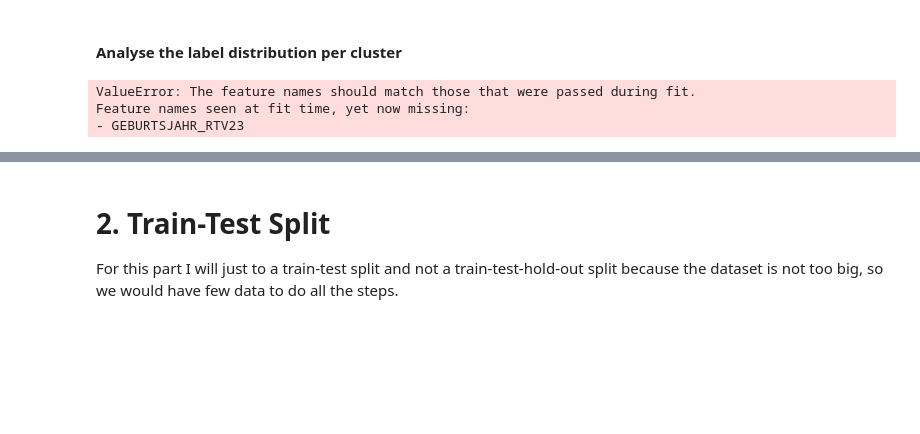
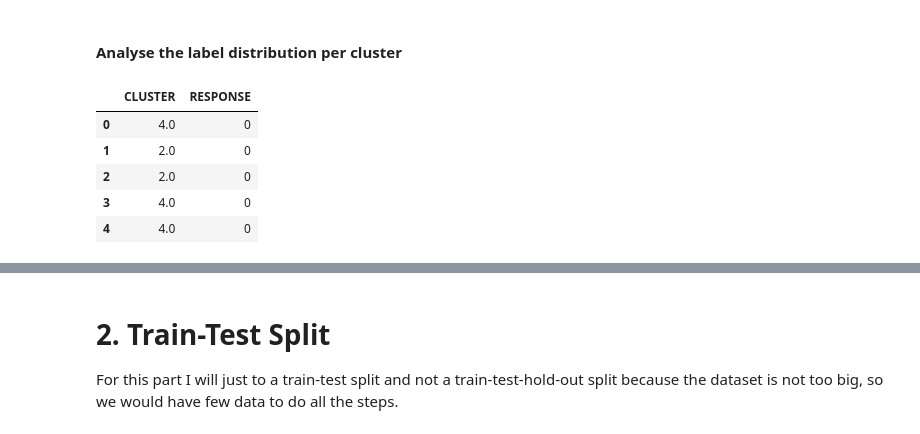
Before and after one commit to bruno-f7s/portfolio, a Jupyter notebook: arvarto-customer-segmentation/03-customer-prediction.ipynb, the cells around one changed output, grey strips where cells are left out. Saved outputs shown, nothing was run; the diff lists cells and outputs as text; code cells hidden in the pictures; blank space fills up the shorter version.

```diff
--- a/arvarto-customer-segmentation/03-customer-prediction.ipynb
+++ b/arvarto-customer-segmentation/03-customer-prediction.ipynb
@@ -92,10 +92,21 @@ loaded_pca = load('models\\population_pca.joblib')
 loaded_clusterer = load('models\\population_clusterer.joblib')
 # %%
 # Transform the data using the previous models
-train_df_wo_target = loaded_sc.transform(train_df_wo_target)
-train_df_wo_target = loaded_pca.transform(train_df_wo_target)
-train_df_wo_target = loaded_clusterer.transform(train_df_wo_target)
+scaled_train_df_wo_target = loaded_sc.transform(train_df_wo_target)
+pca_train_df_wo_target = loaded_pca.transform(scaled_train_df_wo_target)
+clusters_train_df_wo_target = loaded_clusterer.predict(pca_train_df_wo_target)
-# %% [output]
-ValueError: The feature names should match those that were passed during fit.
-Feature names seen at fit time, yet now missing:
-- GEBURTSJAHR_RTV23
+# %%
+# Join the clusters to the scaled data and add the target variable to it
+temp_train_df = np.hstack((pca_train_df_wo_target, clusters_train_df_wo_target.reshape(-1, 1)))
+temp_train_df = pd.DataFrame(temp_train_df)
+temp_train_df = pd.concat([temp_train_df[temp_train_df.columns[-1:]], train_df_target], axis=1)
+temp_train_df = temp_train_df.rename({157: "CLUSTER"}, axis=1)
+temp_train_df["CLUSTER"] = temp_train_df["CLUSTER"] + 1
+temp_train_df.head()
+# %% [output]
+|  | CLUSTER | RESPONSE |
+| 0 | 4.0 | 0 |
+| 1 | 2.0 | 0 |
+| 2 | 2.0 | 0 |
+| 3 | 4.0 | 0 |
+| 4 | 4.0 | 0 |
```
Also changed, not shown: parts of 20 cells of this notebook.
